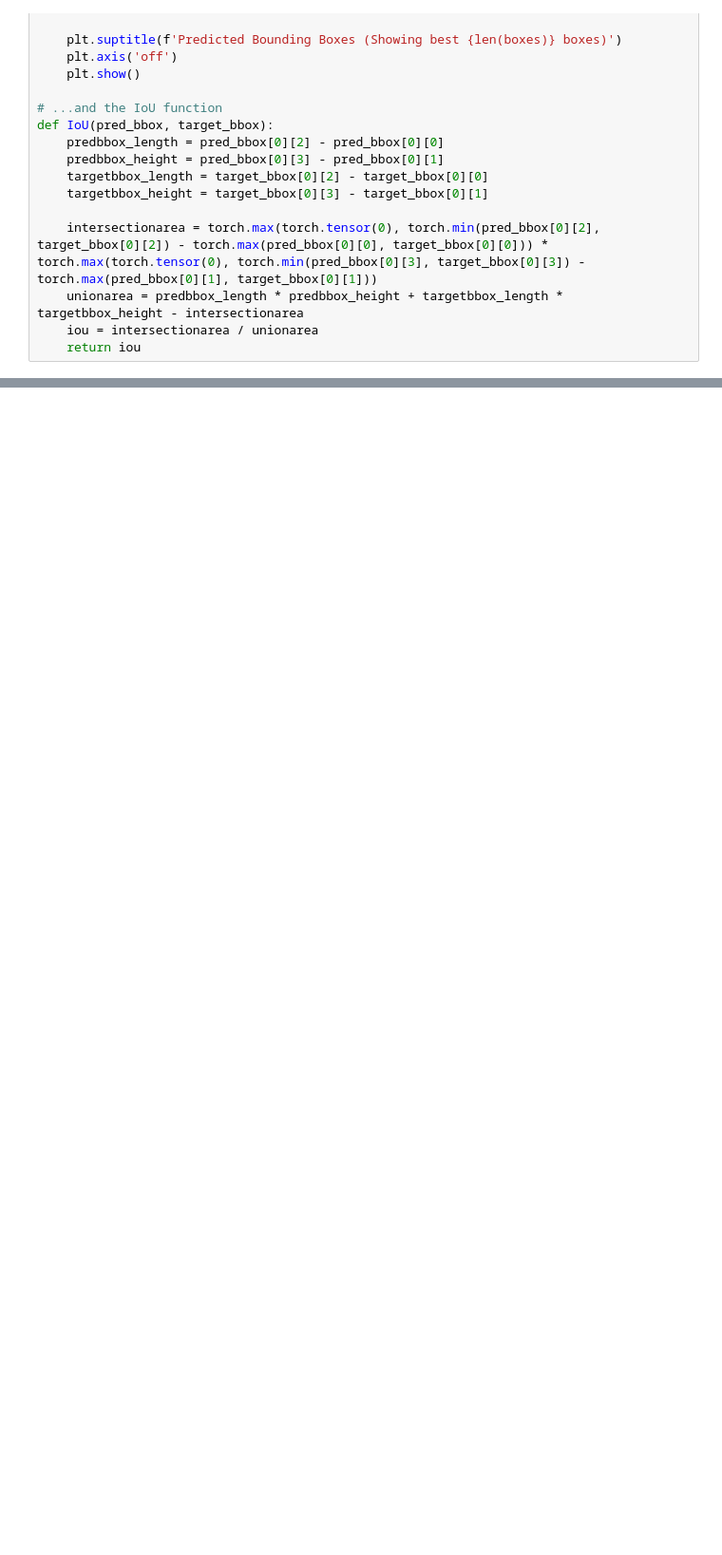
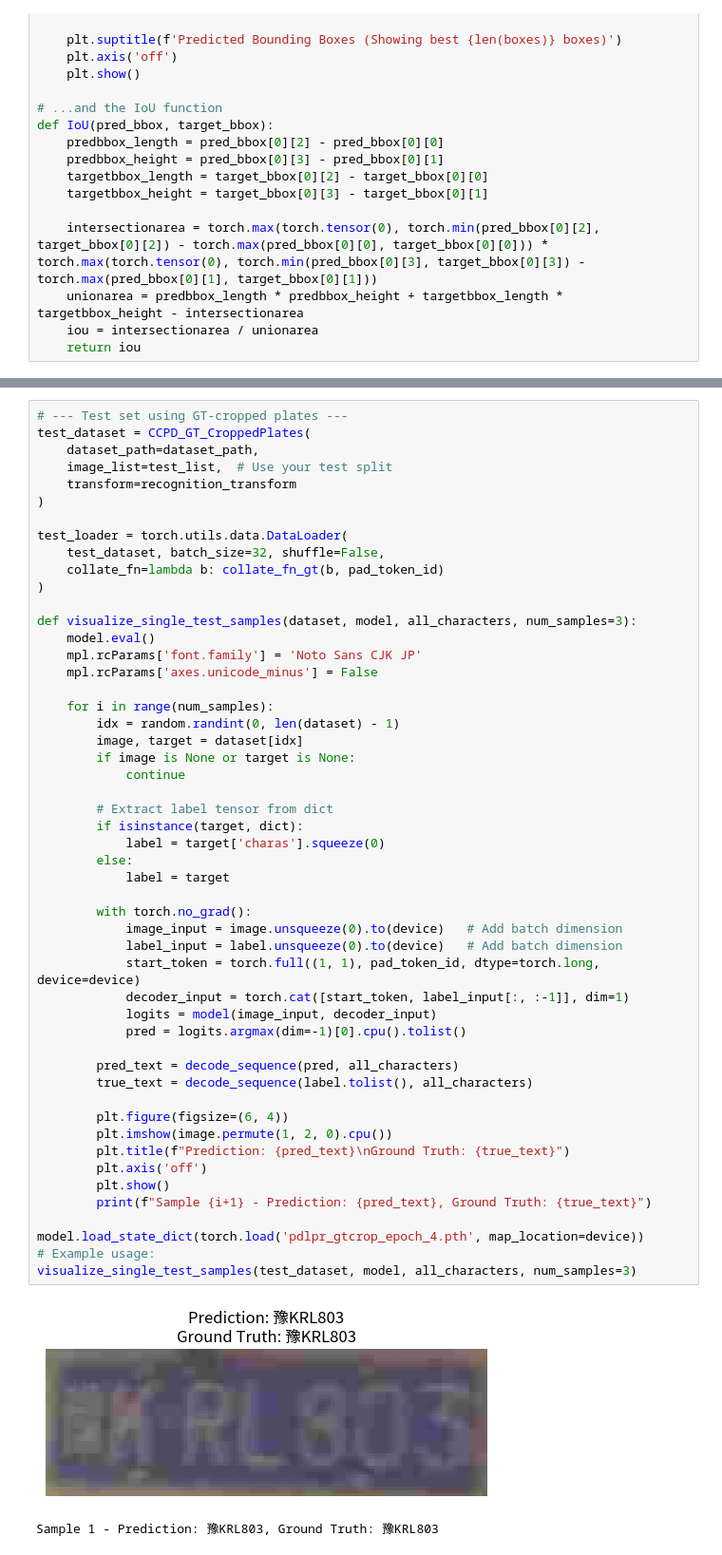
Before and after one commit to andrea-dalessio/CVProject4_final, a Jupyter notebook: detection_+_pdl_pr(not yet_trained)_new_ccpd_.ipynb, the cells around one changed output, grey strips where cells are left out. Shown at 95% size. Saved outputs shown, nothing was run; the diff lists cells and outputs as text; blank space fills up the shorter version.

```diff
--- a/detection_+_pdl_pr(not yet_trained)_new_ccpd_.ipynb
+++ b/detection_+_pdl_pr(not yet_trained)_new_ccpd_.ipynb
@@ -1372,0 +1514,54 @@ Ground Truth Characters: 皖AZ3J70
+# %%
+# --- Test set using GT-cropped plates ---
+test_dataset = CCPD_GT_CroppedPlates(
+    dataset_path=dataset_path,
+    image_list=test_list,  # Use your test split
+    transform=recognition_transform
+)
+
+test_loader = torch.utils.data.DataLoader(
+    test_dataset, batch_size=32, shuffle=False,
+    collate_fn=lambda b: collate_fn_gt(b, pad_token_id)
+)
+
+def visualize_single_test_samples(dataset, model, all_characters, num_samples=3):
+    model.eval()
+    mpl.rcParams['font.family'] = 'Noto Sans CJK JP'
+    mpl.rcParams['axes.unicode_minus'] = False
+
+    for i in range(num_samples):
+        idx = random.randint(0, len(dataset) - 1)
+        image, target = dataset[idx]
+        if image is None or target is None:
+            continue
+
+        # Extract label tensor from dict
+        if isinstance(target, dict):
+            label = target['charas'].squeeze(0)
+        else:
+            label = target
+
+        with torch.no_grad():
+            image_input = image.unsqueeze(0).to(device)   # Add batch dimension
+            label_input = label.unsqueeze(0).to(device)   # Add batch dimension
+            start_token = torch.full((1, 1), pad_token_id, dtype=torch.long, device=device)
+            decoder_input = torch.cat([start_token, label_input[:, :-1]], dim=1)
+            logits = model(image_input, decoder_input)
+            pred = logits.argmax(dim=-1)[0].cpu().tolist()
+
+        pred_text = decode_sequence(pred, all_characters)
+        true_text = decode_sequence(label.tolist(), all_characters)
+
+        plt.figure(figsize=(6, 4))
+        plt.imshow(image.permute(1, 2, 0).cpu())
+        plt.title(f"Prediction: {pred_text}\nGround Truth: {true_text}")
+        plt.axis('off')
+        plt.show()
+        print(f"Sample {i+1} - Prediction: {pred_text}, Ground Truth: {true_text}")
+
+model.load_state_dict(torch.load('pdlpr_gtcrop_epoch_4.pth', map_location=device))
+# Example usage:
+visualize_single_test_samples(test_dataset, model, all_characters, num_samples=3)
+# %% [output]
+[figure, added]
+Sample 1 - Prediction: 豫KRL803, Ground Truth: 豫KRL803
```
Also changed, not shown: parts of 12 cells of this notebook, 4 other files.
